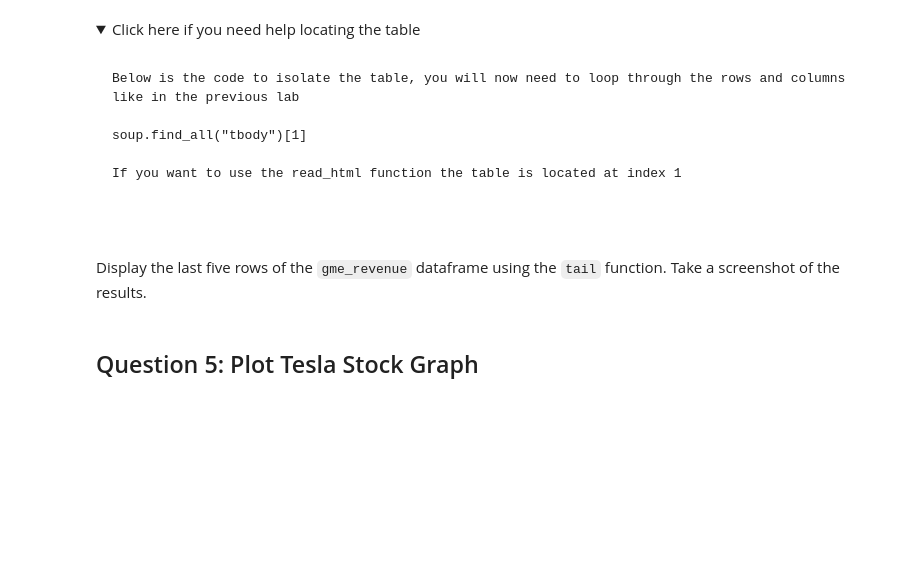
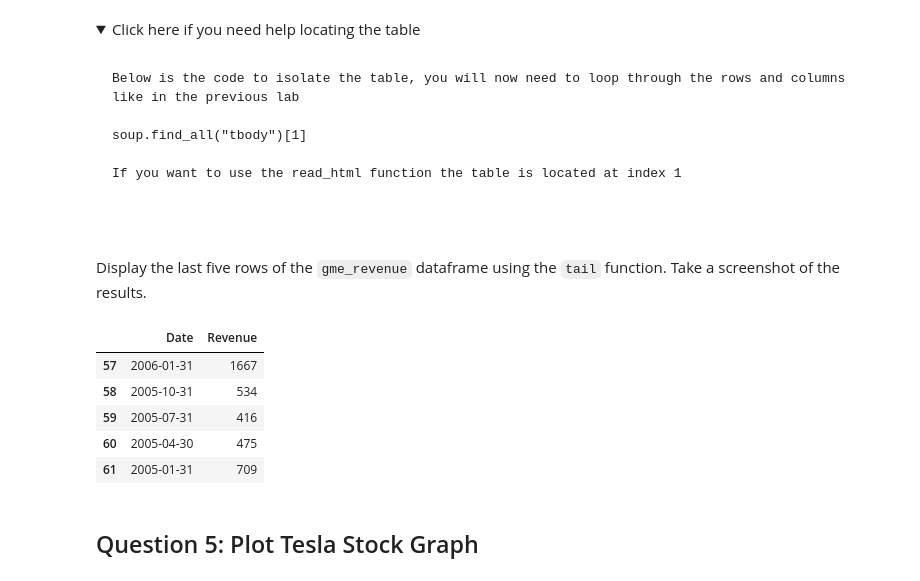
Before and after one commit to AL3J0DC/Data-Science-Cert-Repo, a Jupyter notebook: Labs/Telsa_Gamestop_Stock.ipynb, the cells around one changed output. Saved outputs shown, nothing was run; the diff lists cells and outputs as text; code cells hidden in the pictures; folded sections open; blank space fills up the shorter version.

````diff
--- a/Labs/Telsa_Gamestop_Stock.ipynb
+++ b/Labs/Telsa_Gamestop_Stock.ipynb
@@ -155,8 +204,13 @@ Using the ticker object and the function `history` extract stock information and
 ## Question 4: Use Webscraping to Extract GME Revenue Data
 # %% [markdown]
 Use the `requests` library to download the webpage https://cf-courses-data.s3.us.cloud-object-storage.appdomain.cloud/IBMDeveloperSkillsNetwork-PY0220EN-SkillsNetwork/labs/project/stock.html. Save the text of the response as a variable named `html_data`.
+# %%
+URL = "https://cf-courses-data.s3.us.cloud-object-storage.appdomain.cloud/IBMDeveloperSkillsNetwork-PY0220EN-SkillsNetwork/labs/project/stock.html"
+html_data = requests.get(URL).text
 # %% [markdown]
 Parse the html data using `beautiful_soup`.
+# %%
+soup = BeautifulSoup(html_data)
 # %% [markdown]
 Using `BeautifulSoup` or the `read_html` function extract the table with `GameStop Revenue` and store it into a dataframe named `gme_revenue`. The dataframe should have columns `Date` and `Revenue`. Make sure the comma and dollar sign is removed from the `Revenue` column using a method similar to what you did in Question 2.
 # %% [markdown]
@@ -174,8 +228,26 @@ If you want to use the read_html function the table is located at index 1
 ```
 
 </details>
+# %%
+gme_revenue = pd.DataFrame(columns=['Date','Revenue'])
+
+for row in soup.find_all('tbody')[1].find_all('tr'):
+    col = row.find_all('td')
+    date = col[0].text
+    rev = col[1].text
+    gme_revenue = gme_revenue.append({'Date':date,'Revenue':rev}, ignore_index=True)
 # %% [markdown]
 Display the last five rows of the `gme_revenue` dataframe using the `tail` function. Take a screenshot of the results.
+# %%
+gme_revenue["Revenue"] = gme_revenue['Revenue'].str.replace(',|\$',"")
+gme_revenue.tail()
+# %% [output]
+|  | Date | Revenue |
+| 57 | 2006-01-31 | 1667 |
+| 58 | 2005-10-31 | 534 |
+| 59 | 2005-07-31 | 416 |
+| 60 | 2005-04-30 | 475 |
+| 61 | 2005-01-31 | 709 |
 # %% [markdown]
 ## Question 5: Plot Tesla Stock Graph
 # %% [markdown]
````
Also changed, not shown: parts of 12 cells of this notebook.
